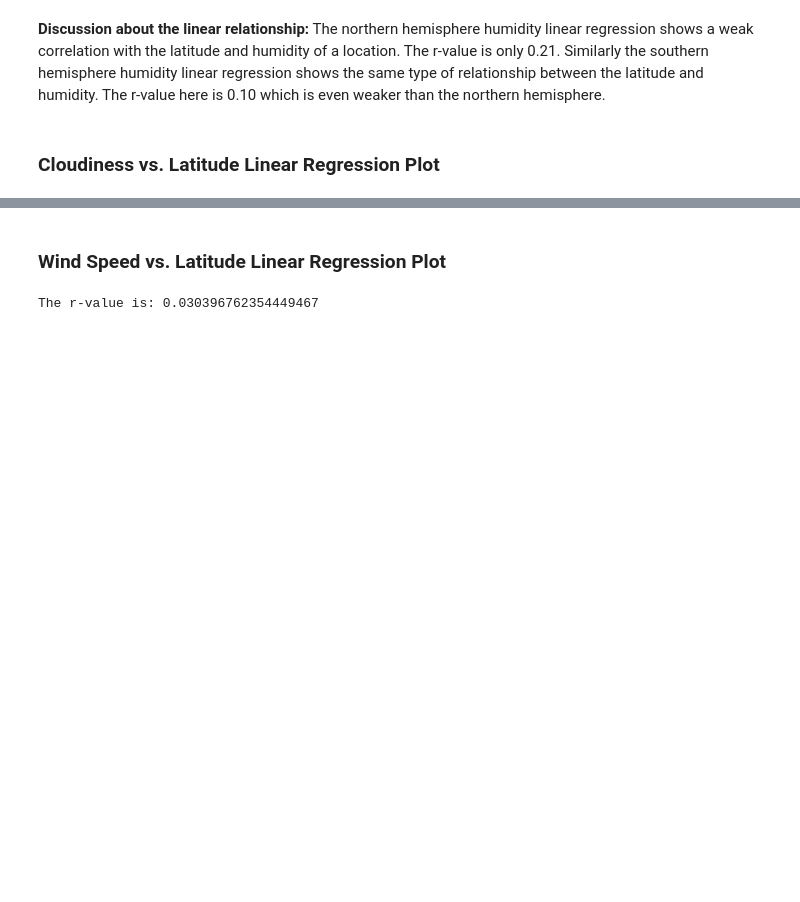
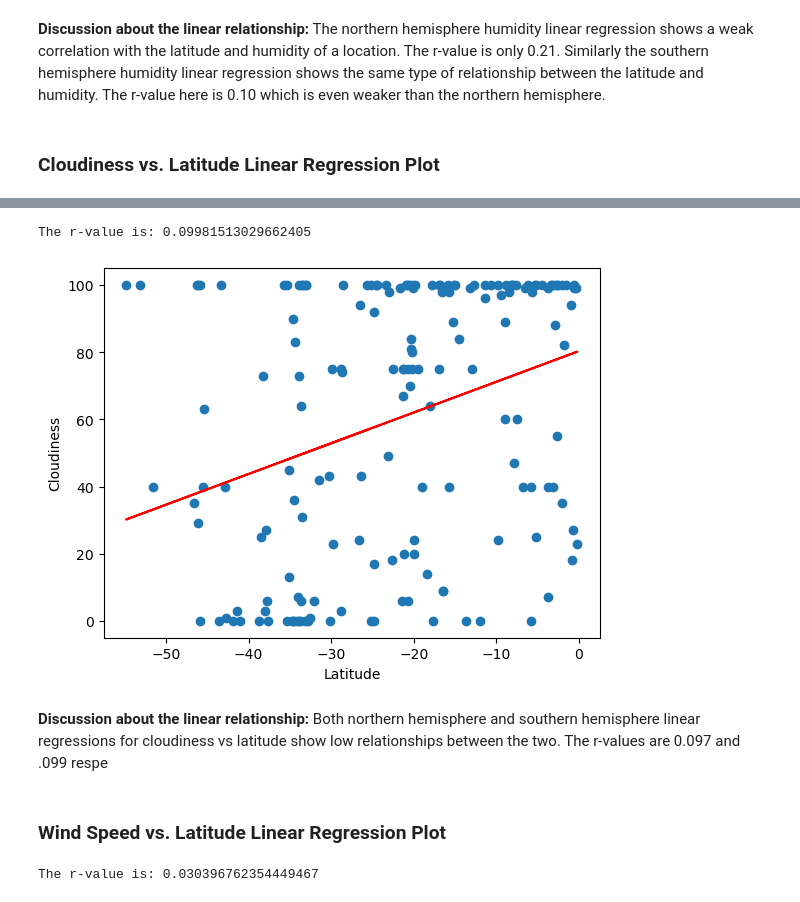
Before and after one commit to GabrielaCLopez/python-api-challenge, a Jupyter notebook: WeatherPy/WeatherPy.ipynb, the cells around one changed output, grey strips where cells are left out. Drawn from its saved outputs; the diff is of its cells as text; code cells hidden in the pictures; blank space fills up the shorter version.

```diff
--- a/WeatherPy/WeatherPy.ipynb
+++ b/WeatherPy/WeatherPy.ipynb
@@ -394,3 +386,11 @@ The r-value is: 0.02056735429994368
+# %%
+# Southern Hemisphere
+lin_reg(southern_hemi_df['Lat'],southern_hemi_df['Cloudiness'],'Cloudiness',(10,-20))
+# %% [output]
+The r-value is: 0.09981513029662405
+[figure, added]
+# %% [markdown]
+**Discussion about the linear relationship:** Both northern hemisphere and southern hemisphere linear regressions for cloudiness vs latitude show low relationships between the two. The r-values are 0.097 and .099 respe
 # %% [markdown]
 ### Wind Speed vs. Latitude Linear Regression Plot
 # %%
```
Also changed, not shown: parts of 4 cells of this notebook.
